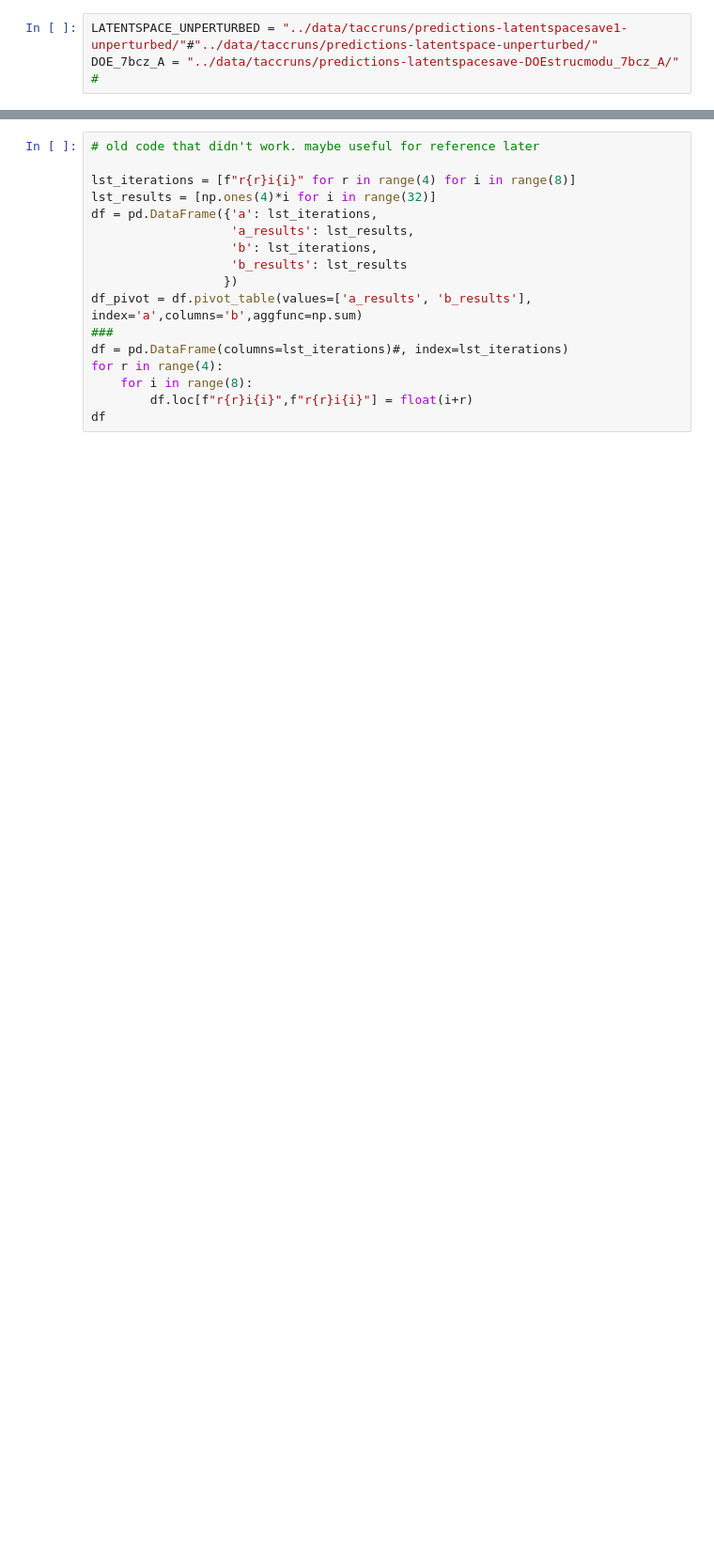
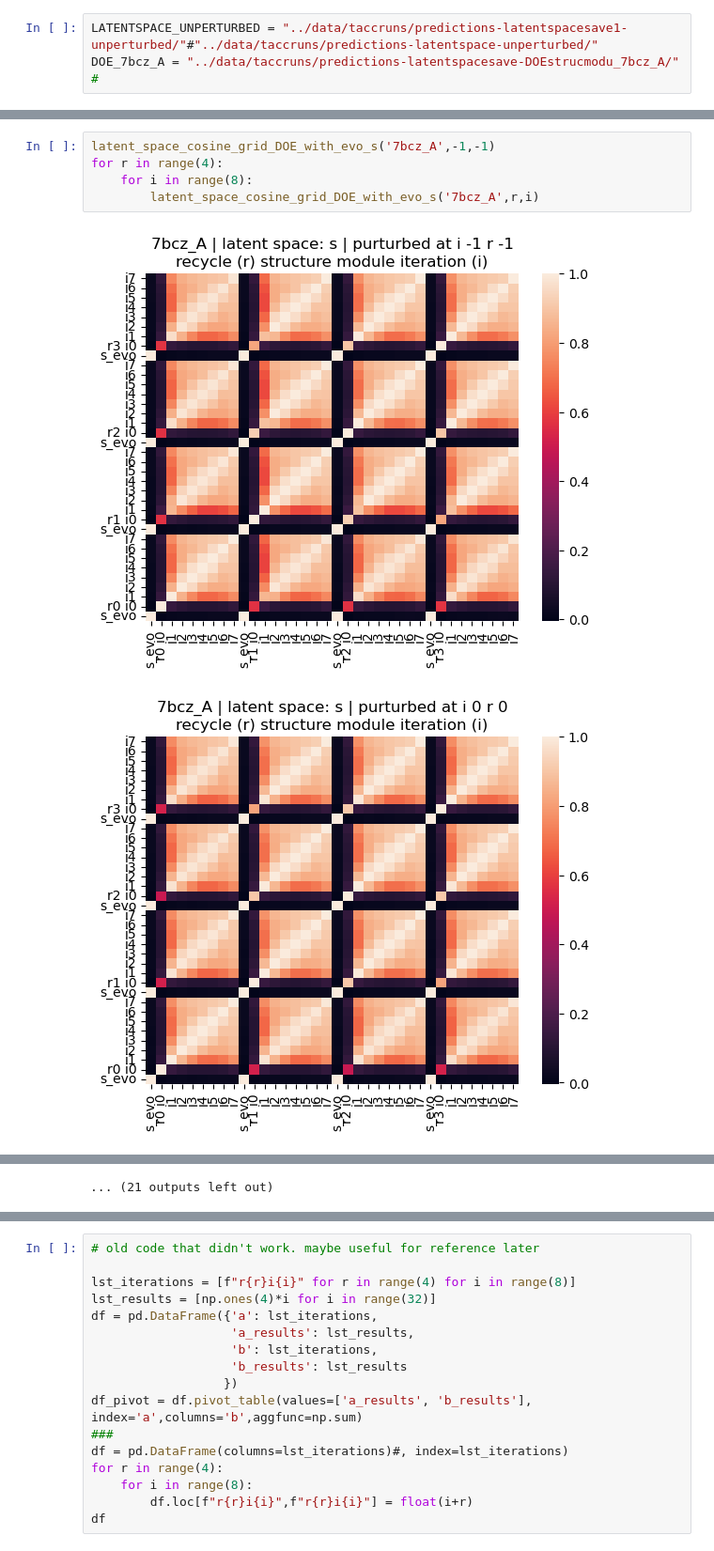
Before and after one commit to MichaelTrumbull/openfold-mt, a Jupyter notebook: personal-nbs/DOE_track_latent_space.ipynb, the cells around one changed output, grey strips where cells are left out. Shown at 94% size. Saved outputs shown, nothing was run; the diff lists cells and outputs as text; blank space fills up the shorter version.

```diff
--- a/personal-nbs/DOE_track_latent_space.ipynb
+++ b/personal-nbs/DOE_track_latent_space.ipynb
@@ -129,0 +116,8 @@ for protein in particularly_red:#list_proteins:
+# %%
+latent_space_cosine_grid_DOE_with_evo_s('7bcz_A',-1,-1)
+for r in range(4):
+    for i in range(8):
+        latent_space_cosine_grid_DOE_with_evo_s('7bcz_A',r,i)
+# %% [output]
+[figure, added]
+[figure, added]
@@ -129,0 +134 @@ for protein in particularly_red:#list_proteins:
+... (21 outputs left out)
```
Also changed, not shown: parts of 10 cells of this notebook, 2 other files.
